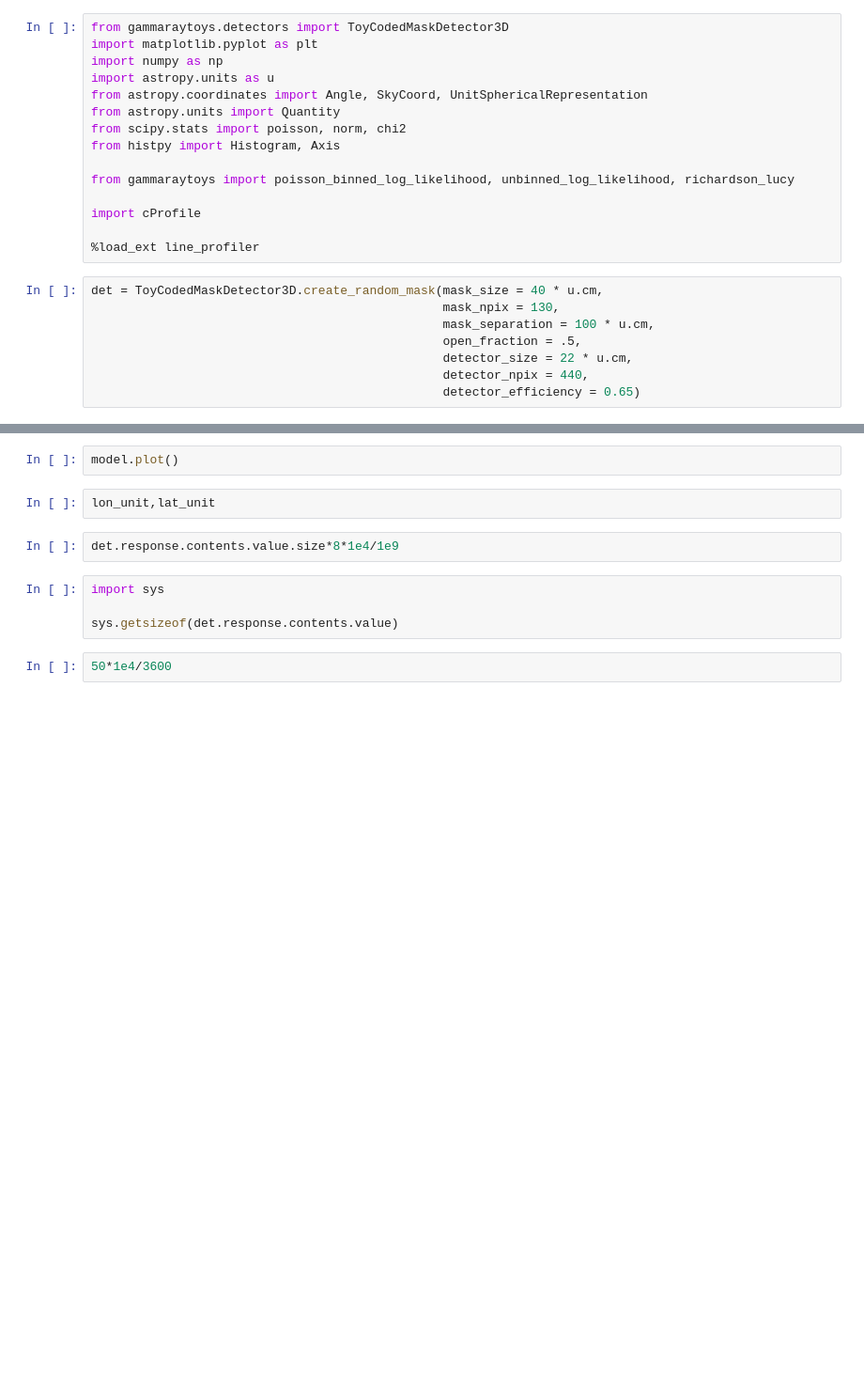
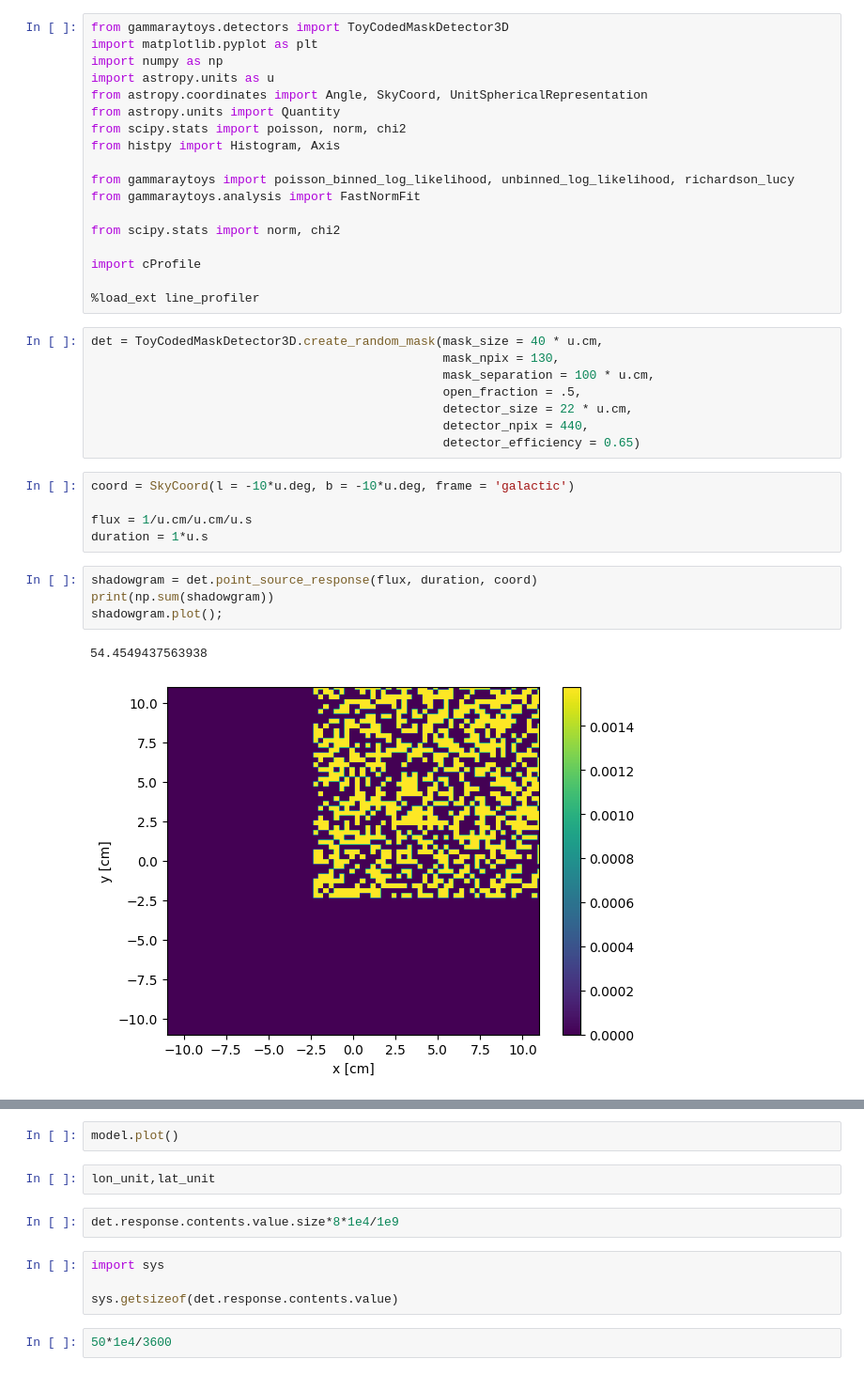
Before and after one commit to israelmcmc-ai/gammaraytoys, a Jupyter notebook: docs/examples/toy_cmd_3d.ipynb, the cells around one changed output, grey strips where cells are left out. Shown at 94% size. Cells and saved outputs as stored; diff of their text form; blank space fills up the shorter version.

```diff
--- a/docs/examples/toy_cmd_3d.ipynb
+++ b/docs/examples/toy_cmd_3d.ipynb
@@ -9,6 +9,9 @@ from scipy.stats import poisson, norm, chi2
 from histpy import Histogram, Axis
 
 from gammaraytoys import poisson_binned_log_likelihood, unbinned_log_likelihood, richardson_lucy
+from gammaraytoys.analysis import FastNormFit
+
+from scipy.stats import norm, chi2
 
 import cProfile
 
@@ -21,3 +24,15 @@ det = ToyCodedMaskDetector3D.create_random_mask(mask_size = 40 * u.cm,
                                                 detector_size = 22 * u.cm,
                                                 detector_npix = 440,
                                                 detector_efficiency = 0.65)
+# %%
+coord = SkyCoord(l = -10*u.deg, b = -10*u.deg, frame = 'galactic')
+
+flux = 1/u.cm/u.cm/u.s
+duration = 1*u.s
+# %%
+shadowgram = det.point_source_response(flux, duration, coord)
+print(np.sum(shadowgram))
+shadowgram.plot();
+# %% [output]
+54.4549437563938
+[figure, added]
```
Also changed, not shown: parts of 34 cells of this notebook, 3 other files.
